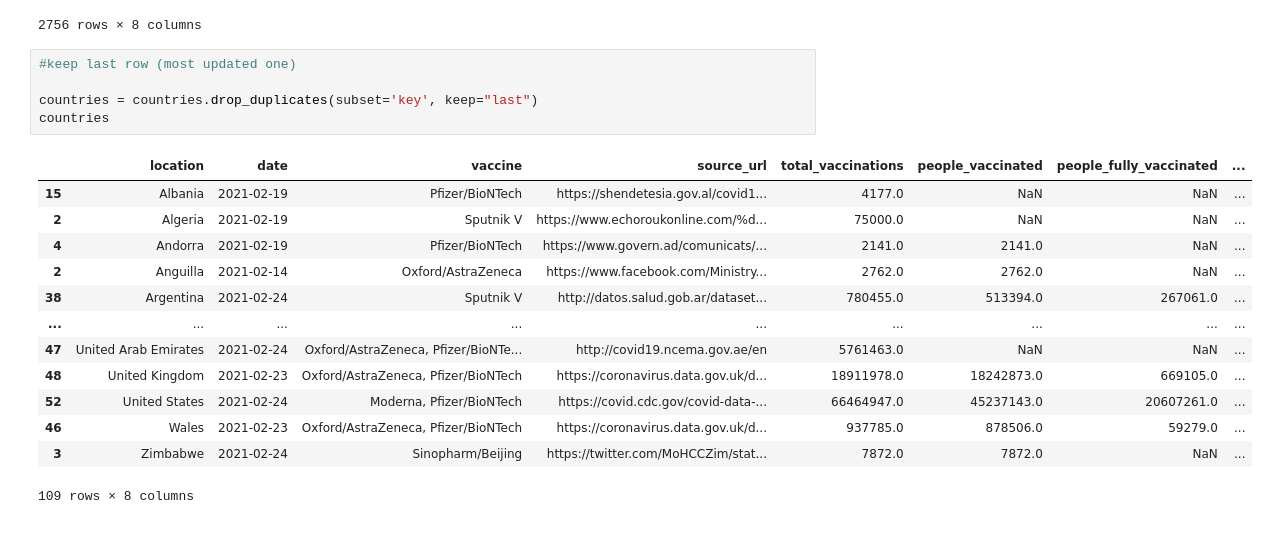
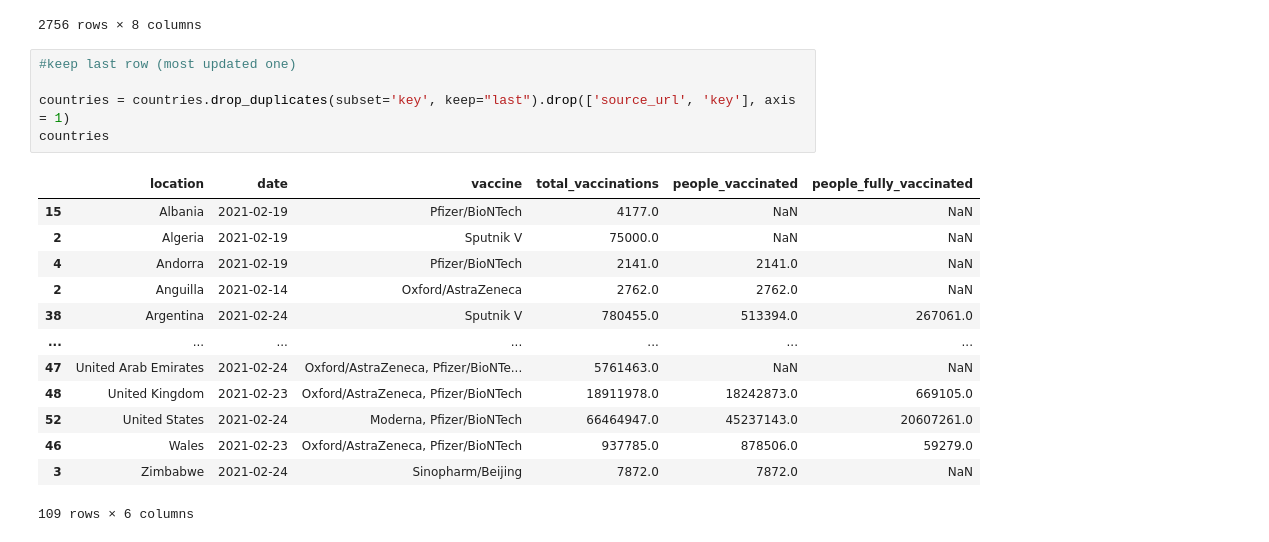
Before and after one commit to RicardoSantos0/Data-Visualization, a Jupyter notebook: Data_Viz_CoVID.ipynb, the cells around one changed output. Cells and saved outputs as stored; diff of their text form.

```diff
--- a/Data_Viz_CoVID.ipynb
+++ b/Data_Viz_CoVID.ipynb
@@ -303,19 +306,19 @@ countries
 # %%
 #keep last row (most updated one)
 
-countries = countries.drop_duplicates(subset='key', keep="last")
+countries = countries.drop_duplicates(subset='key', keep="last").drop(['source_url', 'key'], axis = 1)
 countries
 # %% [output]
-|  | location | date | vaccine | source_url | total_vaccinations | people_vaccinated | people_fully_vaccinated | ... |
-| 15 | Albania | 2021-02-19 | Pfizer/BioNTech | https://shendetesia.gov.al/covid1... | 4177.0 | NaN | NaN | ... |
-| 2 | Algeria | 2021-02-19 | Sputnik V | https://www.echoroukonline.com/%d... | 75000.0 | NaN | NaN | ... |
-| 4 | Andorra | 2021-02-19 | Pfizer/BioNTech | https://www.govern.ad/comunicats/... | 2141.0 | 2141.0 | NaN | ... |
-| 2 | Anguilla | 2021-02-14 | Oxford/AstraZeneca | https://www.facebook.com/Ministry... | 2762.0 | 2762.0 | NaN | ... |
-| 38 | Argentina | 2021-02-24 | Sputnik V | http://datos.salud.gob.ar/dataset... | 780455.0 | 513394.0 | 267061.0 | ... |
-| ... | ... | ... | ... | ... | ... | ... | ... | ... |
-| 47 | United Arab Emirates | 2021-02-24 | Oxford/AstraZeneca, Pfizer/BioNTe... | http://covid19.ncema.gov.ae/en | 5761463.0 | NaN | NaN | ... |
-| 48 | United Kingdom | 2021-02-23 | Oxford/AstraZeneca, Pfizer/BioNTech | https://coronavirus.data.gov.uk/d... | 18911978.0 | 18242873.0 | 669105.0 | ... |
-| 52 | United States | 2021-02-24 | Moderna, Pfizer/BioNTech | https://covid.cdc.gov/covid-data-... | 66464947.0 | 45237143.0 | 20607261.0 | ... |
-| 46 | Wales | 2021-02-23 | Oxford/AstraZeneca, Pfizer/BioNTech | https://coronavirus.data.gov.uk/d... | 937785.0 | 878506.0 | 59279.0 | ... |
-| 3 | Zimbabwe | 2021-02-24 | Sinopharm/Beijing | https://twitter.com/MoHCCZim/stat... | 7872.0 | 7872.0 | NaN | ... |
+|  | location | date | vaccine | total_vaccinations | people_vaccinated | people_fully_vaccinated |
+| 15 | Albania | 2021-02-19 | Pfizer/BioNTech | 4177.0 | NaN | NaN |
+| 2 | Algeria | 2021-02-19 | Sputnik V | 75000.0 | NaN | NaN |
+| 4 | Andorra | 2021-02-19 | Pfizer/BioNTech | 2141.0 | 2141.0 | NaN |
+| 2 | Anguilla | 2021-02-14 | Oxford/AstraZeneca | 2762.0 | 2762.0 | NaN |
+| 38 | Argentina | 2021-02-24 | Sputnik V | 780455.0 | 513394.0 | 267061.0 |
+| ... | ... | ... | ... | ... | ... | ... |
+| 47 | United Arab Emirates | 2021-02-24 | Oxford/AstraZeneca, Pfizer/BioNTe... | 5761463.0 | NaN | NaN |
+| 48 | United Kingdom | 2021-02-23 | Oxford/AstraZeneca, Pfizer/BioNTech | 18911978.0 | 18242873.0 | 669105.0 |
+| 52 | United States | 2021-02-24 | Moderna, Pfizer/BioNTech | 66464947.0 | 45237143.0 | 20607261.0 |
+| 46 | Wales | 2021-02-23 | Oxford/AstraZeneca, Pfizer/BioNTech | 937785.0 | 878506.0 | 59279.0 |
+| 3 | Zimbabwe | 2021-02-24 | Sinopharm/Beijing | 7872.0 | 7872.0 | NaN |
-109 rows × 8 columns
+109 rows × 6 columns
```
Also changed, not shown: parts of 1 cell of this notebook.
